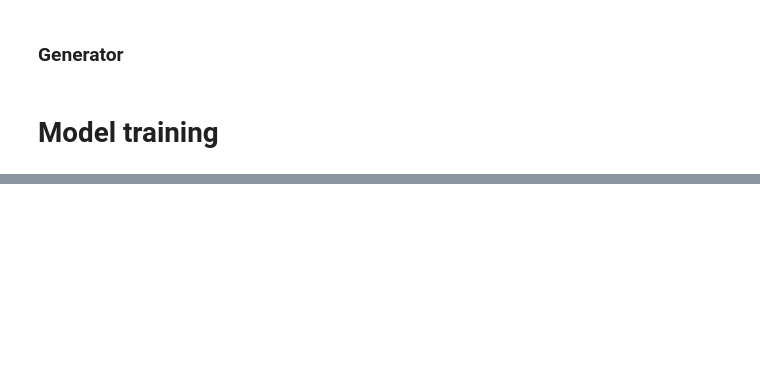
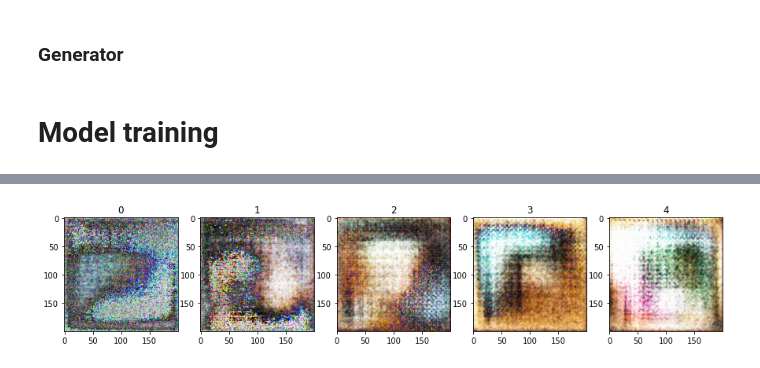
Before and after one commit to IOBananaOI/GAN_Paintings, a Jupyter notebook: GAN_Paintings.ipynb, the cells around one changed output, grey strips where cells are left out. Cells and saved outputs as stored; diff of their text form; code cells hidden in the pictures; blank space fills up the shorter version.

```diff
--- a/GAN_Paintings.ipynb
+++ b/GAN_Paintings.ipynb
@@ -136,3 +122,7 @@ class Discriminator(nn.Module):
         x = x.view(batch_size, -1) # [batch_size, 1]
 
         return x
+# %%
+s = next(iter(dataloader))
+d = Discriminator()
+d(s[0]).shape
@@ -257,7 +262,10 @@ def train(d, g, dopt, gopt, dataloader, criterion, batch_size, epochs) -> tuple:
 g = Generator().to(device)
 d = Discriminator().to(device)
 
-dopt = optim.Adam(d.parameters())
-gopt = optim.Adam(g.parameters())
+g.apply(weight_init)
+d.apply(weight_init)
+
+dopt = optim.Adam(d.parameters(), lr=lr, betas=(beta1, 0.999))
+gopt = optim.Adam(g.parameters(), lr=lr, betas=(beta1, 0.999))
 
 criterion = nn.BCELoss()
@@ -264,2 +277,2 @@ criterion = nn.BCELoss()
 # %%
-img_list, d_losses, g_losses, d_grads, g_grads = train(d, g, dopt, gopt, dataloader, criterion, batch_size, epochs=5)
+img_list, d_losses, g_losses = train(d, g, dopt, gopt, dataloader, criterion, batch_size, epochs=10)
@@ -265,0 +297,9 @@ img_list, d_losses, g_losses, d_grads, g_grads = train(d, g, dopt, gopt, dataloa
+# %%
+fig, ax = plt.subplots(nrows=1, ncols=len(img_list), figsize=(15, 8))
+for i in range(len(img_list)):
+    ax[i].set_title(i)
+    ax[i].imshow(T.functional.to_pil_image(img_list[i][0]))
+
+plt.show()
+# %% [output]
+[figure, added]
```
Also changed, not shown: parts of 23 cells of this notebook.
